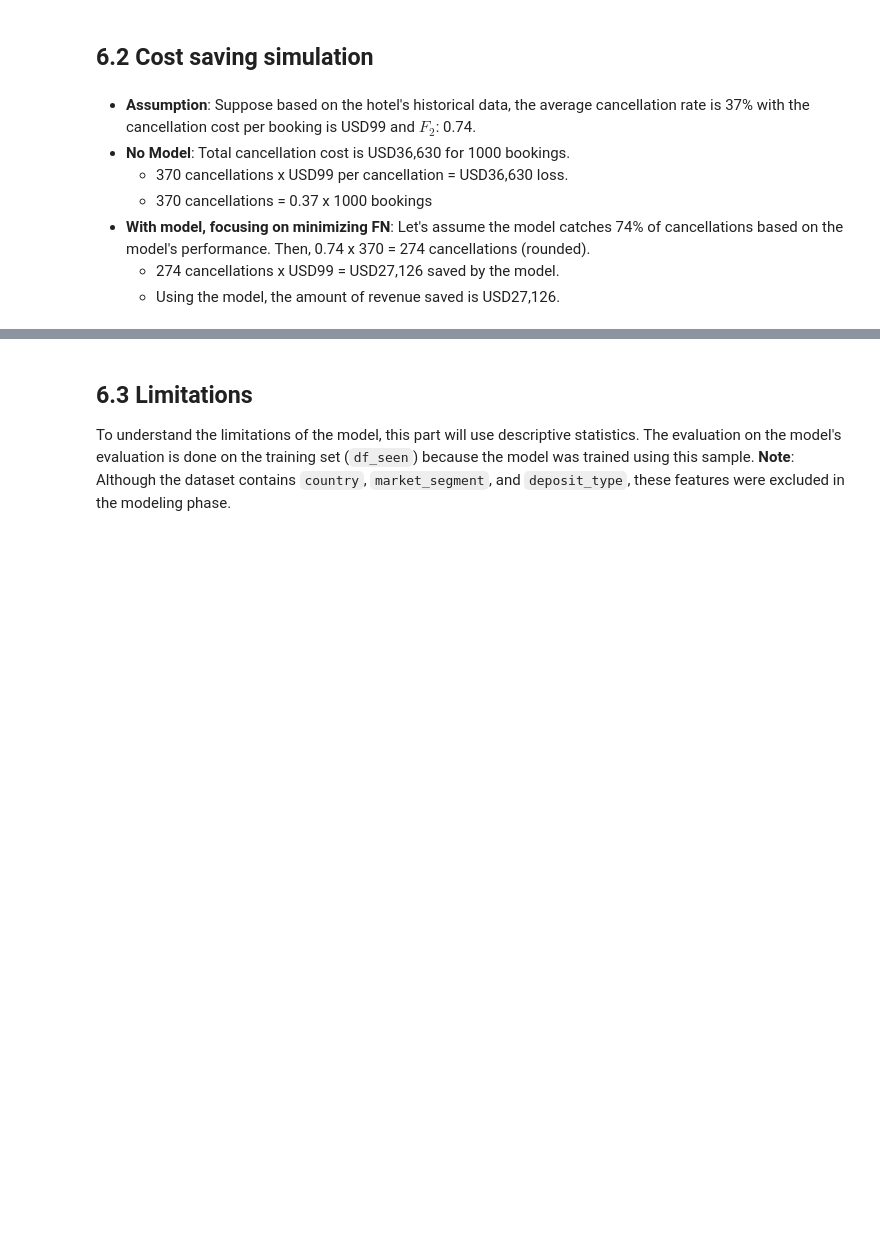
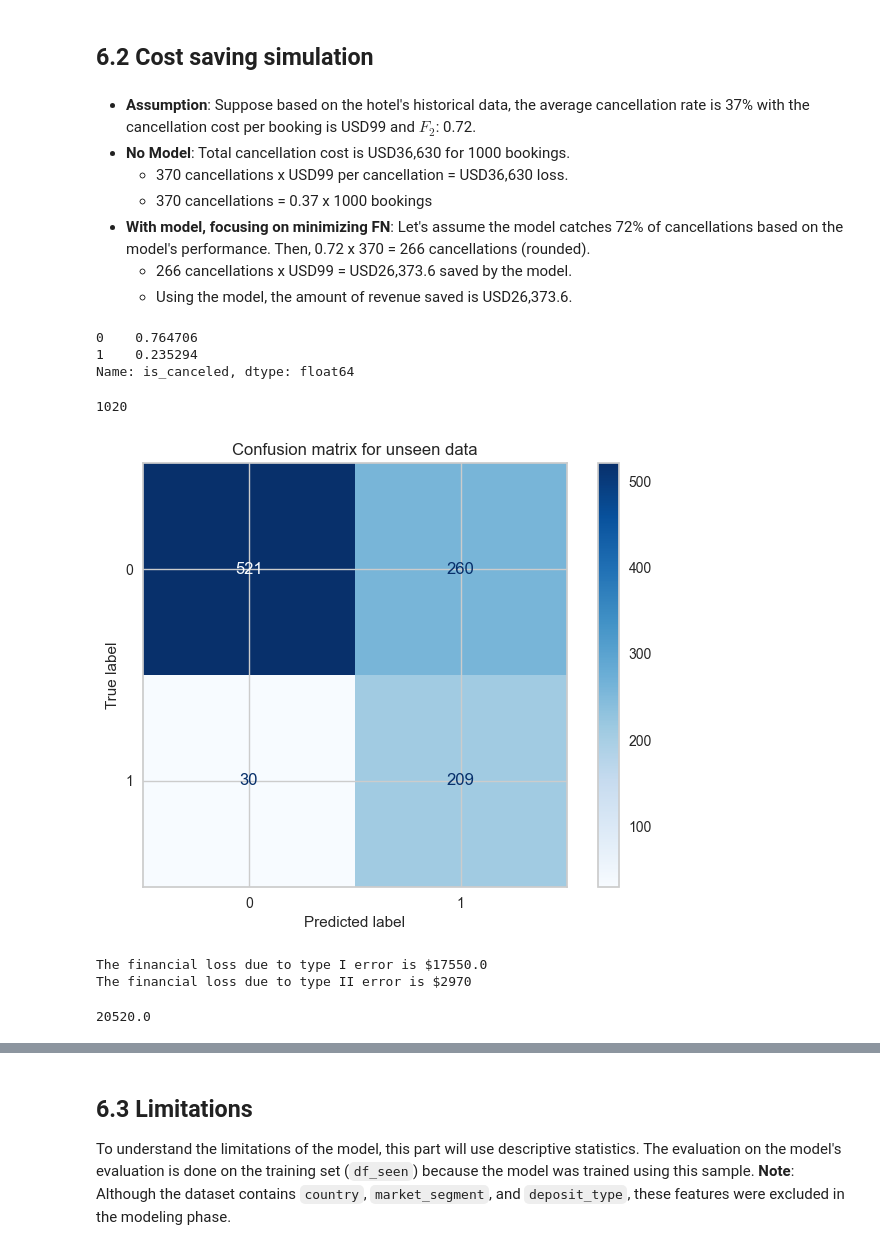
Before and after one commit to LingAdeu/hotel-booking-cancelation-prediction, a Jupyter notebook: notebook/notebook.ipynb, the cells around one changed output, grey strips where cells are left out. Drawn from its saved outputs; the diff is of its cells as text; code cells hidden in the pictures; blank space fills up the shorter version.

```diff
--- a/notebook/notebook.ipynb
+++ b/notebook/notebook.ipynb
@@ -2379,0 +2447,21 @@ group 2 accuracy: (0.5662650602409639,), and F2(0.8441558441558442,)
+# %%
+result = exp8.predict_model(final_mdl, data=df_seen, raw_score=True, verbose=False)
+
+# filter data where is_canceled and prediction_label differ
+filtered_data = result[result['is_canceled'] != result['prediction_label']]
+
+# total error count
+total_error = len(filtered_data)
+
+# error counts for class 1
+class1_error = len(filtered_data[filtered_data['is_canceled'] == 1])
+
+# error counts for class 0
+class0_error = len(filtered_data[filtered_data['is_canceled'] == 0])
+
+# print results
+print(f"""
+- Total error: {total_error} ({total_error/len(df_seen):.2f}%)
+- Total class1 error: {class1_error} ({class1_error/total_error*100:.2f}%)
+- Total class0 error: {class0_error} ({class0_error/total_error*100:.2f}%)
+""")
@@ -2396,10 +2491,43 @@ The summary of experiment results can be seen on the image below.
 # %% [markdown]
 ## <b>6.2 Cost saving simulation</b>
 # %% [markdown]
-- <b>Assumption</b>: Suppose based on the hotel's historical data, the average cancellation rate is 37% with the cancellation cost per booking is USD99 and $F_2$: 0.74.
+- <b>Assumption</b>: Suppose based on the hotel's historical data, the average cancellation rate is 37% with the cancellation cost per booking is USD99 and $F_2$: 0.72.
 - <b>No Model</b>: Total cancellation cost is USD36,630 for 1000 bookings.
     - 370 cancellations x USD99 per cancellation = USD36,630 loss.
     - 370 cancellations = 0.37 x 1000 bookings
-- <b>With model, focusing on minimizing FN</b>: Let's assume the model catches 74% of cancellations based on the model's performance. Then, 0.74 x 370 = 274 cancellations (rounded).
-    - 274 cancellations x USD99 = USD27,126 saved by the model.
-    - Using the model, the amount of revenue saved is USD27,126.
+- <b>With model, focusing on minimizing FN</b>: Let's assume the model catches 72% of cancellations based on the model's performance. Then, 0.72 x 370 = 266 cancellations (rounded).
+    - 266 cancellations x USD99 = USD26,373.6 saved by the model.
+    - Using the model, the amount of revenue saved is USD26,373.6.
+# %%
+from sklearn.metrics import confusion_matrix, ConfusionMatrixDisplay
+cm = confusion_matrix(result['is_canceled'], result['prediction_label'])
+# %%
+df_unseen['is_canceled'].value_counts(normalize=True)
+# %% [output]
+0    0.764706
+1    0.235294
+Name: is_canceled, dtype: float64
+# %%
+len(df_seen)
+# %% [output]
+1020
+# %%
+disp = ConfusionMatrixDisplay(confusion_matrix=cm)
+disp.plot(cmap=plt.cm.Blues)
+plt.title("Confusion matrix for unseen data")
+plt.show()
+# %% [output]
+[figure, added]
+# %%
+# False Positive Cost
+print(f"The financial loss due to type I error is ${260 * 67.5}")
+
+# False Negative Cost
+print(f"The financial loss due to type II error is ${30 * 99}")
+
+# Total cost
+(260 * 67.5) + (30 * 99)
+# %% [output]
+The financial loss due to type I error is $17550.0
+The financial loss due to type II error is $2970
+20520.0
```
Also changed, not shown: parts of 66 cells of this notebook, 3 other files.
